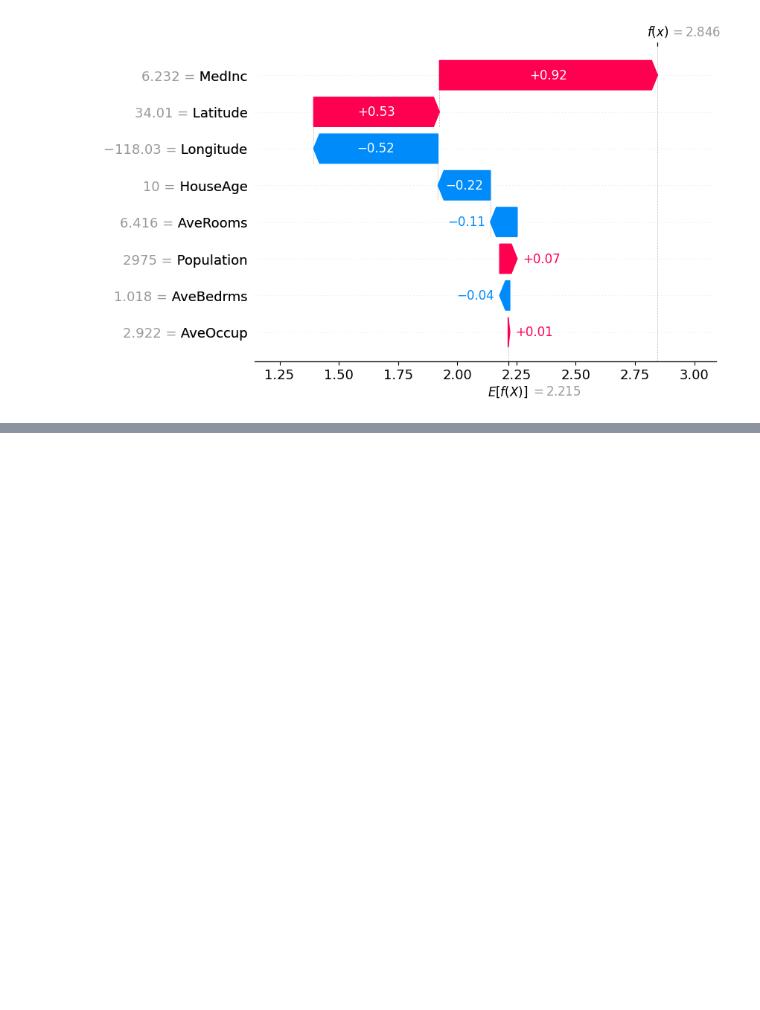
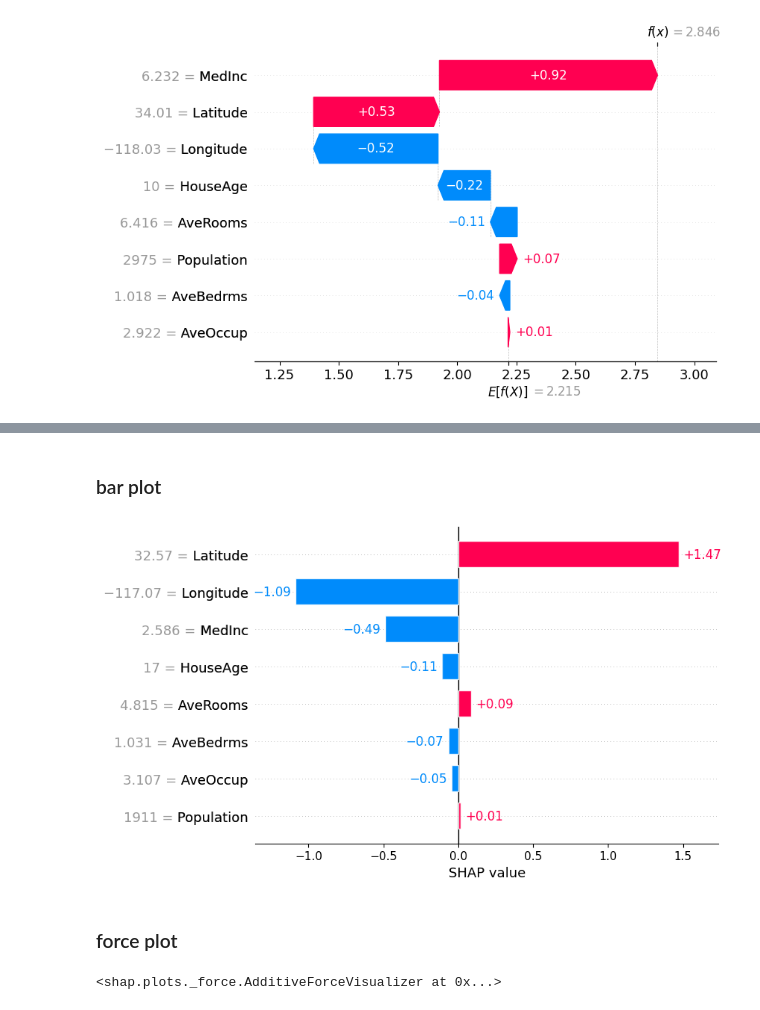
Before and after one commit to senthilkumarimuth/gists, a Jupyter notebook: artificial_intelligence/explainability/shap/logistic_reg.ipynb, the cells around one changed output, grey strips where cells are left out. Drawn from its saved outputs; the diff is of its cells as text; code cells hidden in the pictures; blank space fills up the shorter version.

Commit message:
more plots are added

```diff
--- a/artificial_intelligence/explainability/shap/logistic_reg.ipynb
+++ b/artificial_intelligence/explainability/shap/logistic_reg.ipynb
@@ -71,0 +86,12 @@ shap.plots.waterfall(shap_values[sample_ind], max_display=14)
+# %% [markdown]
+### bar plot
+# %%
+shap.plots.bar(shap_values[sample_ind])
+# %% [output]
+[figure, added]
+# %% [markdown]
+### force plot
+# %%
+shap.plots.force(shap_values[sample_ind])
+# %% [output]
+<shap.plots._force.AdditiveForceVisualizer at 0x...>
```
Also changed, not shown: parts of 22 cells of this notebook, 2 other files.
